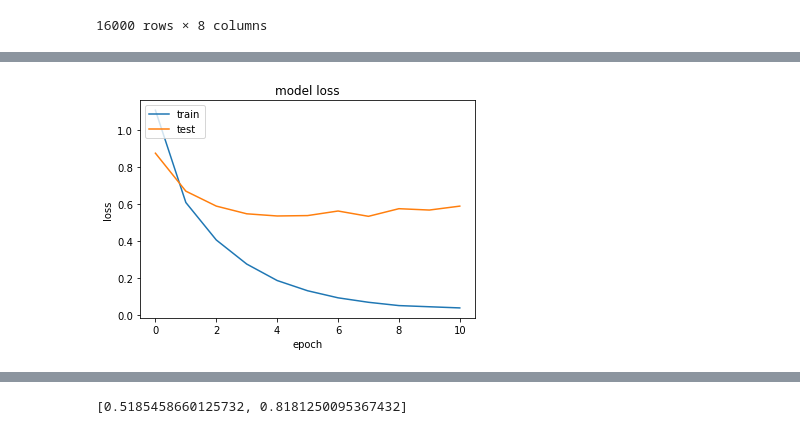
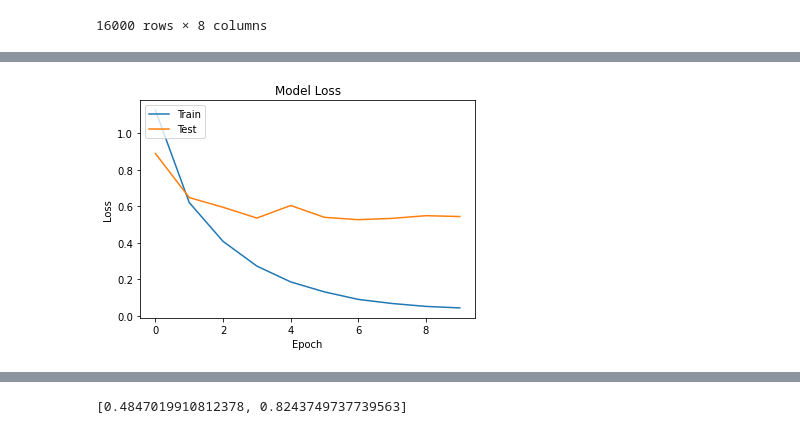
Before and after one commit to mirwisek/emotion-classification-twitter, a Jupyter notebook: CNN.ipynb, the cells around one changed output, grey strips where cells are left out. Cells and saved outputs as stored; diff of their text form; code cells hidden in the pictures.

```diff
--- a/CNN.ipynb
+++ b/CNN.ipynb
@@ -118,6 +119,7 @@ For CNN, it is necessary to remove certain elements from the text such as stopwo
 #----------
 
 TAG_RE = re.compile(r'<[^>]+>')
+stop_words = get_stop_words('english')
 
 def remove_tags(text):
     '''Removes HTML tags: replaces anything between opening and closing <> with empty space'''
@@ -125,7 +127,7 @@ def remove_tags(text):
     return TAG_RE.sub('', text)
 
 
-nltk.download('stopwords')
+#nltk.download('stopwords')
 
 def preprocess_text(sen):
     '''Cleans text data up, leaving only 2 or more char long non-stepwords composed of A-Z & a-z only
@@ -146,7 +148,7 @@ def preprocess_text(sen):
     sentence = re.sub(r'\s+', ' ', sentence)  # Next, we remove all the single characters and replace it by a space which creates multiple spaces in our text. Finally, we remove the multiple spaces from our text as well.
 
     # Remove Stopwords
-    pattern = re.compile(r'\b(' + r'|'.join(stopwords.words('english')) + r')\b\s*')
+    pattern = re.compile(r'\b(' + r'|'.join(stop_words) + r')\b\s*')
     sentence = pattern.sub('', sentence)
 
     return sentence
@@ -736,5 +890,5 @@ Test Accuracy: 0.7846875190734863
 # %%
-def train_Multiclass_CNN_Original_earlystop(embedding_layer, X_train, y_train):
+def train_Multiclass_CNN_Original_earlystop(embedding_layer, X_train, y_train, filters = 256, kernel = 3):
     # Define the model
     cnn_multiclass_model = Sequential()
     cnn_multiclass_model.add(embedding_layer)
@@ -754,6 +908,6 @@ def train_Multiclass_CNN_Original_earlystop(embedding_layer, X_train, y_train):
     return cnn_multiclass_model, cnn_multiclass_model_history
 
 cnn_multiclass_model2, cnn_multiclass_model_history2 = train_Multiclass_CNN_Original_earlystop(embedding_layer_emotions, X_train_emotions, y_train_emotions)
-evaluate_Binary_CNN(cnn_multiclass_model2, cnn_multiclass_model_history2, X_test_emotions, y_test_emotions)
+evaluate_Multiclass_CNN(cnn_multiclass_model2, cnn_multiclass_model_history2, X_test_emotions, y_test_emotions)
 # %% [output]
 Epoch 1/100
@@ -777 +931 @@ Test Accuracy: 0.8181250095367432
-[figure, old version]
+[figure, new version]
@@ -778,2 +933,2 @@ Test Accuracy: 0.8181250095367432
-[0.5185458660125732, 0.8181250095367432]
+[0.4847019910812378, 0.8243749737739563]
 # %%
```
Also changed, not shown: parts of 22 cells of this notebook.
